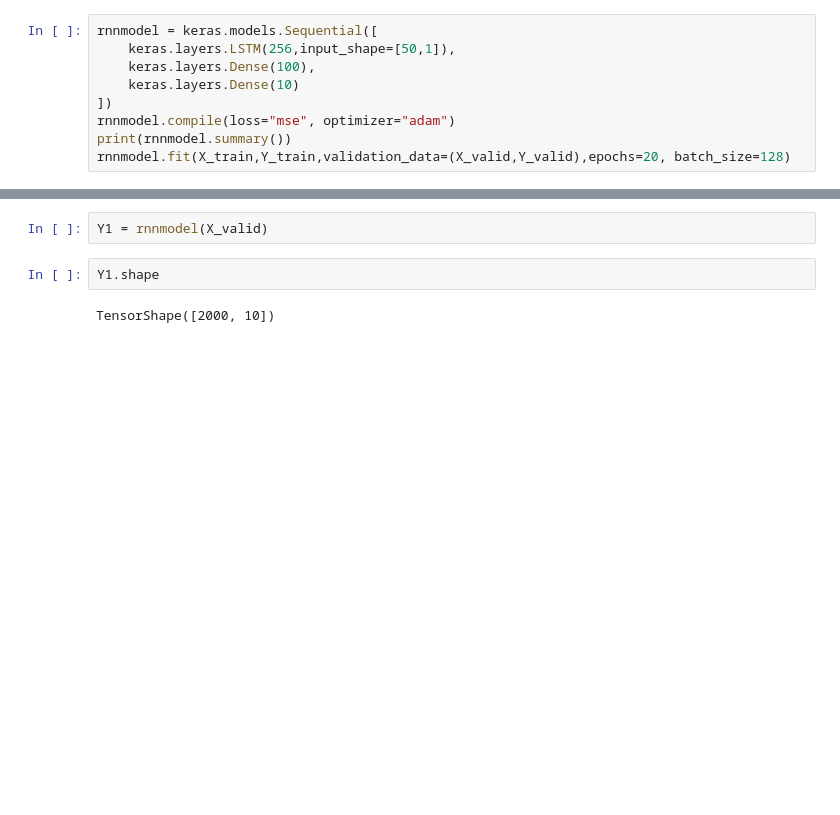
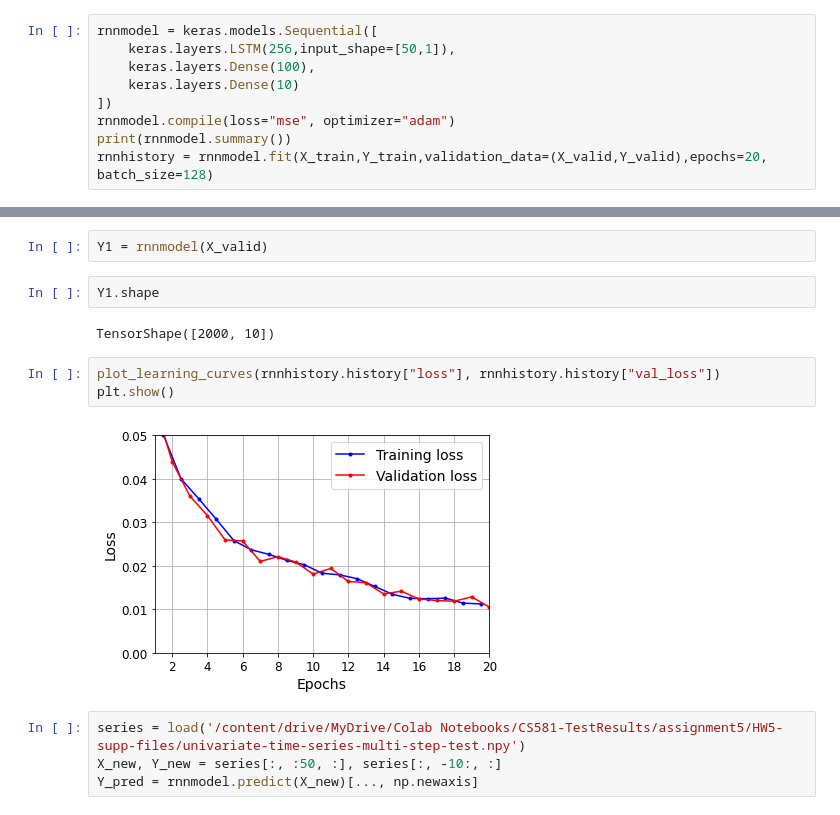
Before and after one commit to mehrotrasan16/Keras-Deep-Learning, a Jupyter notebook: univariate_time_series_multi_step.ipynb, the cells around one changed output, grey strips where cells are left out. Drawn from its saved outputs; the diff is of its cells as text; blank space fills up the shorter version.

```diff
--- a/univariate_time_series_multi_step.ipynb
+++ b/univariate_time_series_multi_step.ipynb
@@ -148,5 +148,5 @@ rnnmodel = keras.models.Sequential([
 ])
 rnnmodel.compile(loss="mse", optimizer="adam")
 print(rnnmodel.summary())
-rnnmodel.fit(X_train,Y_train,validation_data=(X_valid,Y_valid),epochs=20, batch_size=128)
+rnnhistory = rnnmodel.fit(X_train,Y_train,validation_data=(X_valid,Y_valid),epochs=20, batch_size=128)
 # %% [output]
@@ -180,3 +173,12 @@ Y1 = rnnmodel(X_valid)
 Y1.shape
 # %% [output]
 TensorShape([2000, 10])
+# %%
+plot_learning_curves(rnnhistory.history["loss"], rnnhistory.history["val_loss"])
+plt.show()
+# %% [output]
+[figure, added]
+# %%
+series = load('/content/drive/MyDrive/Colab Notebooks/CS581-TestResults/assignment5/HW5-supp-files/univariate-time-series-multi-step-test.npy')
+X_new, Y_new = series[:, :50, :], series[:, -10:, :]
+Y_pred = rnnmodel.predict(X_new)[..., np.newaxis]
```
Also changed, not shown: parts of 10 cells of this notebook.
